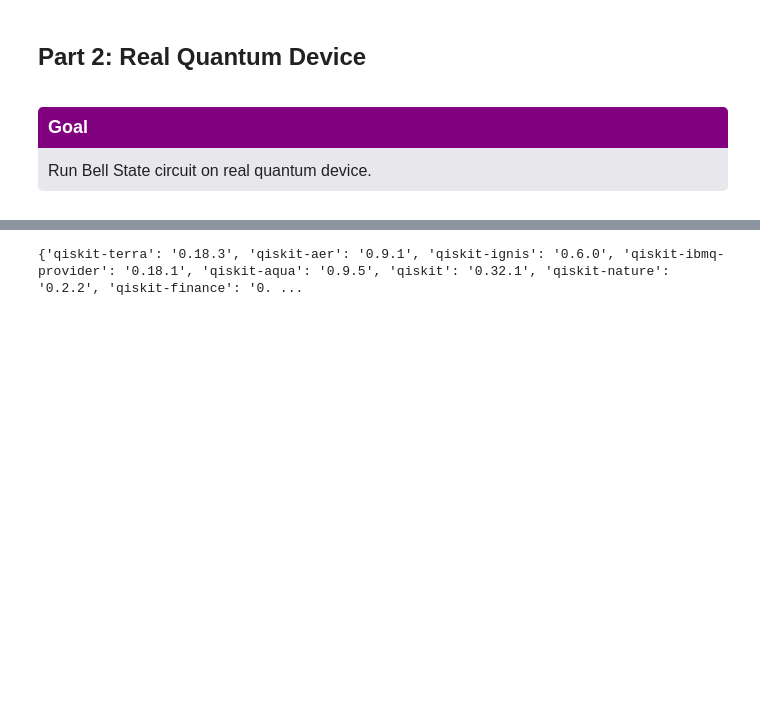
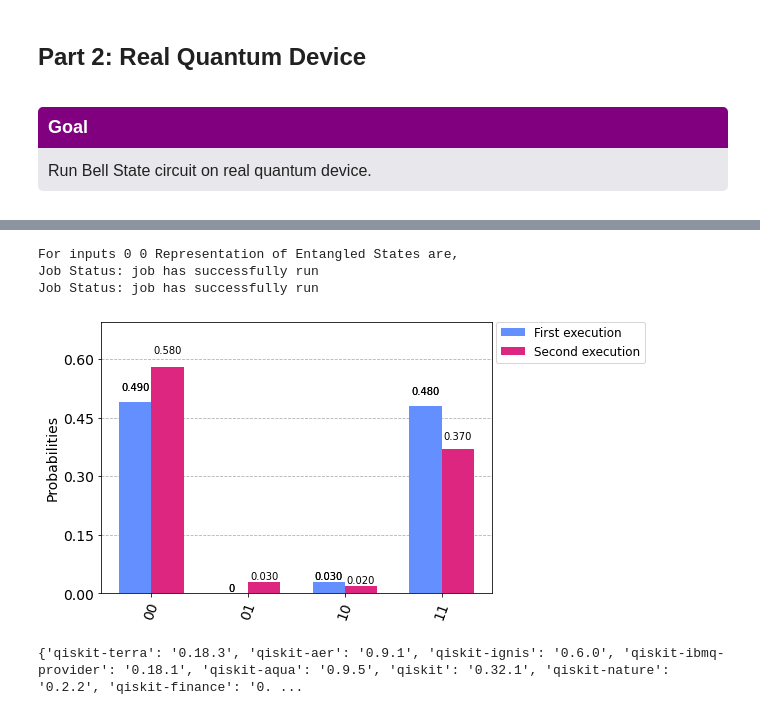
Before and after one commit to ManjulaGandhi/Qiskit-Lab-Manual, a Jupyter notebook: Lab03_Bell_States.ipynb, the cells around one changed output, grey strips where cells are left out. Drawn from its saved outputs; the diff is of its cells as text; code cells hidden in the pictures; blank space fills up the shorter version.

```diff
--- a/Lab03_Bell_States.ipynb
+++ b/Lab03_Bell_States.ipynb
@@ -136,7 +134,9 @@ backend = least_busy(provider.backends(filters=lambda x: x.configuration().n_qub
                                     and x.status().operational==True))
 # %%
 def createBSRealDevice(inp1, inp2):
-    qc = QuantumCircuit(2)
+    qr = QuantumRegister(2)
+    cr = ClassicalRegister(2)
+    qc = QuantumCircuit(qr, cr)
     qc.reset(range(2))
 
     if inp1=='1':
@@ -149,7 +149,9 @@ def createBSRealDevice(inp1, inp2):
     qc.h(0)
     qc.cx(0,1)
 
-    job = execute(qc, backend=backend, shots=1000)
+    qc.measure(qr, cr)
+
+    job = execute(qc, backend=backend, shots=100)
     job_monitor(job)
     result = job.result()
 
@@ -184,3 +167,23 @@ Job Status: job has successfully run
+# %%
+print('For inputs',inp2,inp1,'Representation of Entangled States are,')
+
+#first results
+qc, first_result = createBSRealDevice(inp1, inp2)
+first_counts = first_result.get_counts()
+
+#second results
+qc, second_result = createBSRealDevice(inp1, inp2)
+second_counts = second_result.get_counts()
+
+
+# Plot results on histogram with legend
+legend = ['First execution', 'Second execution']
+plot_histogram([first_counts, second_counts], legend=legend)
+# %% [output]
+For inputs 0 0 Representation of Entangled States are,
+Job Status: job has successfully run
+Job Status: job has successfully run
+[figure, added]
 # %%
 import qiskit
 qiskit.__qiskit_version__
```
Also changed, not shown: parts of 5 cells of this notebook.
